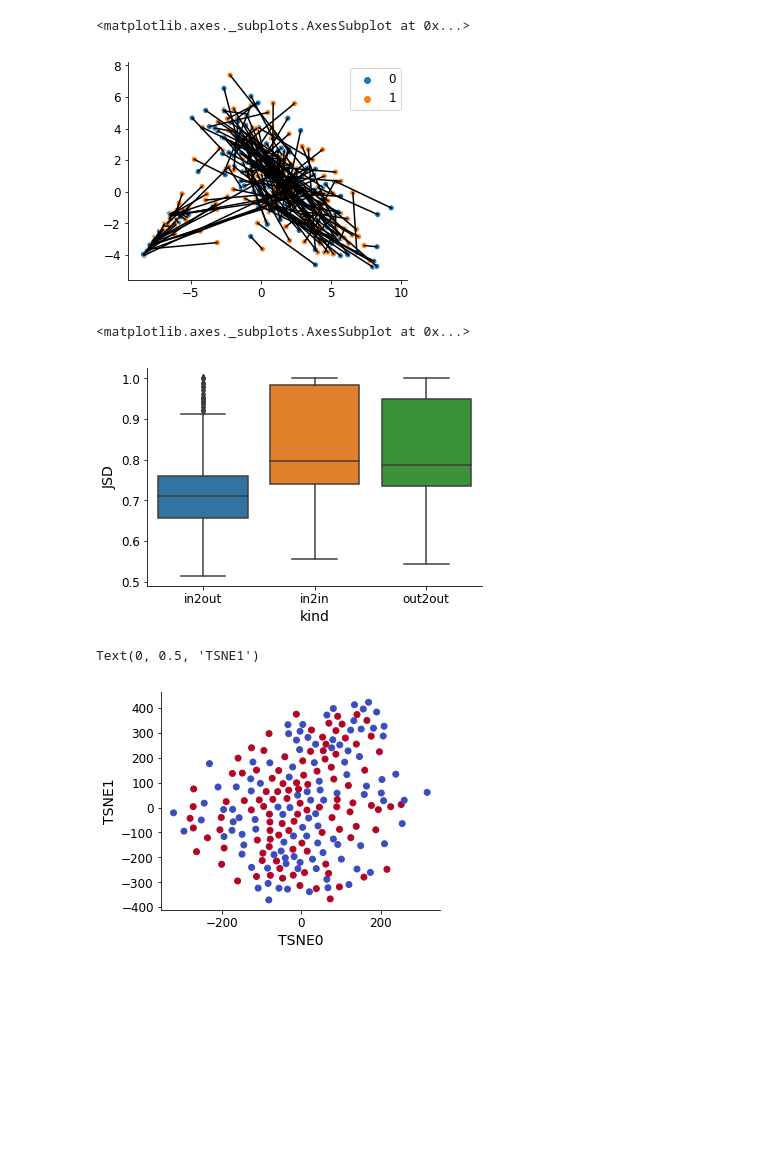
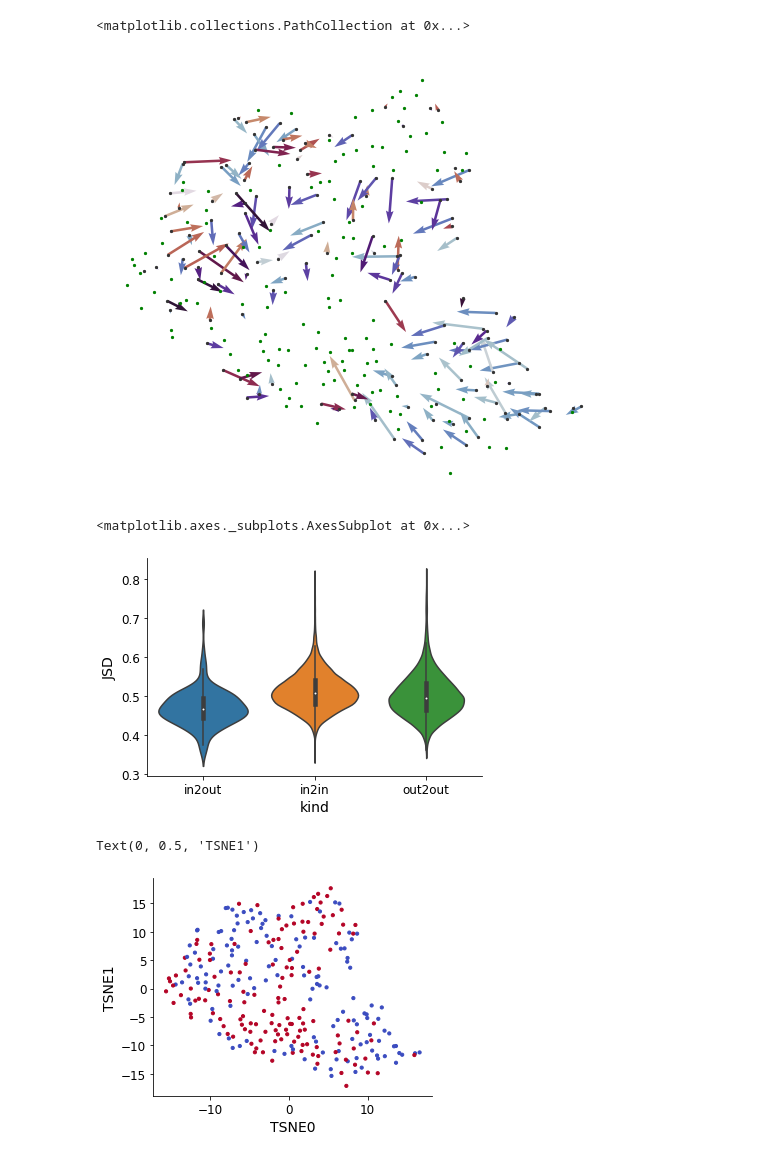
Before and after one commit to fontclos/gpt-2-output-dataset, a Jupyter notebook: notebooks/JSD-community-primmed.ipynb, the cells around one changed output. Drawn from its saved outputs; the diff is of its cells as text; code cells hidden in the pictures; blank space fills up the shorter version.

```diff
--- a/notebooks/JSD-community-primmed.ipynb
+++ b/notebooks/JSD-community-primmed.ipynb
@@ -188,4 +177,2 @@ for i0, i1 in combinations(range(num_docs), 2):
     D[i0, i1] = _d
     D[i1, i0] = _d
-# %%
-D = pd.DataFrame(D).replace(-np.inf, np.nan).fillna(0).values
@@ -194,10 +181,10 @@ D[D<0] = 0
 # %%
 proj = umap.UMAP(metric="precomputed")
-proj = umap.UMAP()
+#proj = umap.UMAP()
 proj = TSNE()
-proj = PCA(n_components=2)
+#proj = PCA(n_components=2)
 # %%
-x, y = proj.fit_transform(MM).T
+x, y = proj.fit_transform(D).T
 # %%
 fig, ax = plt.subplots(1, 1, figsize=(5, 4))
 sns.scatterplot(x, y, hue=labels)
@@ -210,15 +202,23 @@ Text(0.5, 1.0, '')
+# %%
+import matplotlib.cm as cm
+from matplotlib.colors import Normalize
+norm = Normalize()
+colors = np.arctan2(x1-x0, y1-y0)
+norm.autoscale(colors)
+colormap = cm.twilight
 # %%
-fig, ax = plt.subplots(1, 1, figsize=(5, 4))
+fig, ax = plt.subplots(1, 1, figsize=(9, 8))
+ax.set_axis_off()
 x0 = x[0::2]
 x1 = x[1::2]
 y0 = y[0::2]
 y1 = y[1::2]
-for _x0, _x1, _y0, _y1 in zip(x0, x1, y0, y1):
-    ax.plot([_x0, _x1], [_y0, _y1], color="black")
-sns.scatterplot(x, y, hue=labels)
+ax.quiver(x0, y0, x1-x0, y1-y0, color=colormap(norm(colors)), )
+ax.scatter(x1, y1, s=5, c="green")
+ax.scatter(x0, y0, s=5, c="0.2")
 # %% [output]
-<matplotlib.axes._subplots.AxesSubplot at 0x...>
+<matplotlib.collections.PathCollection at 0x...>
-[figure, old version]
+[figure, new version]
 # %%
 import itertools
 # %%
@@ -236,10 +236,10 @@ for i, j in itertools.combinations(range(num_docs), r=2):
 df = pd.DataFrame([dists, cats], index=["JSD", "kind"]).T
 df["JSD"] = df.JSD.astype(float)
 # %%
-sns.boxplot(data=df, x="kind", y="JSD")
+sns.violinplot(data=df, x="kind", y="JSD")
 # %% [output]
 <matplotlib.axes._subplots.AxesSubplot at 0x...>
-[figure, old version]
+[figure, new version]
 # %%
 proj = TSNE()
 # %%
@@ -249,13 +249,14 @@ fig, ax = plt.subplots(1, 1, figsize=(5, 4))
 ax.scatter(
     x, y,
     c=labels,
-    cmap="coolwarm"
+    cmap="coolwarm",
+    s=10
 )
 ax.set_xlabel("TSNE0")
 ax.set_ylabel("TSNE1")
 # %% [output]
 Text(0, 0.5, 'TSNE1')
-[figure, old version]
+[figure, new version]
 # %%
 X = np.array([x, y]).T
 # %%
```
Also changed, not shown: parts of 22 cells of this notebook, 2 other files.
